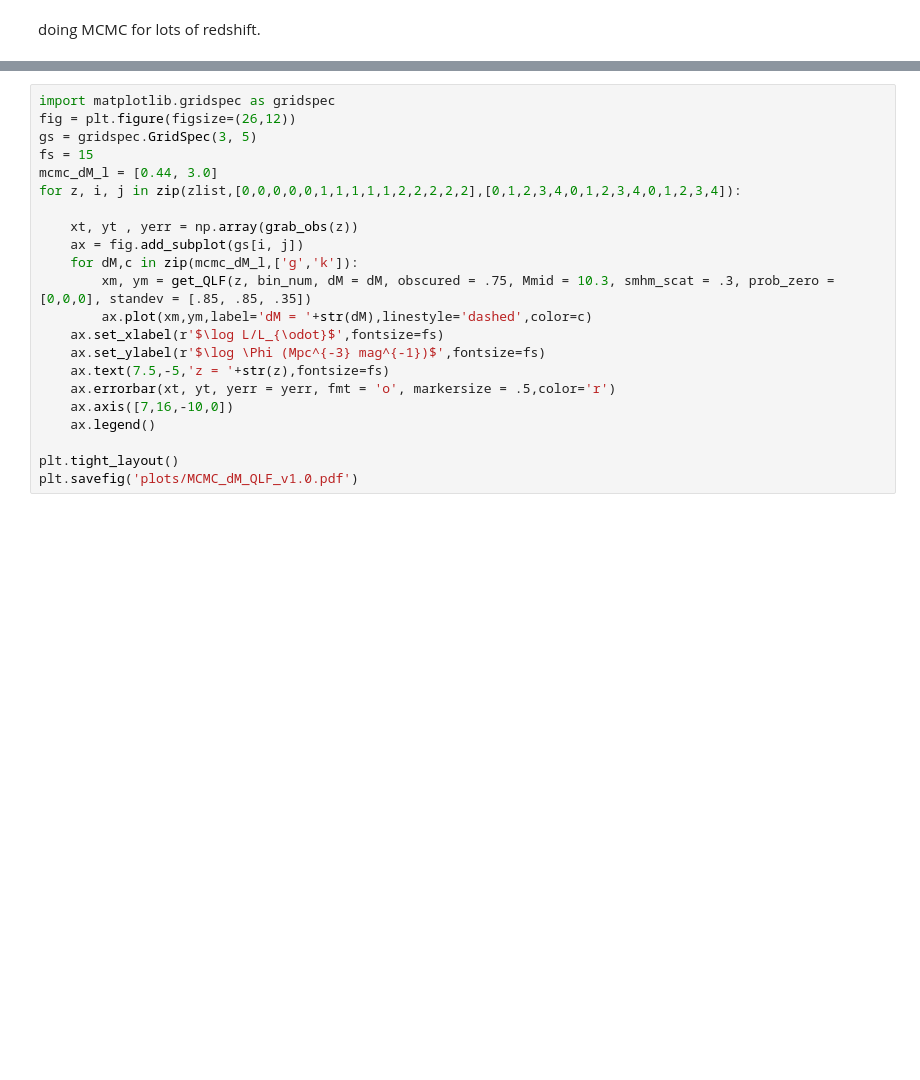
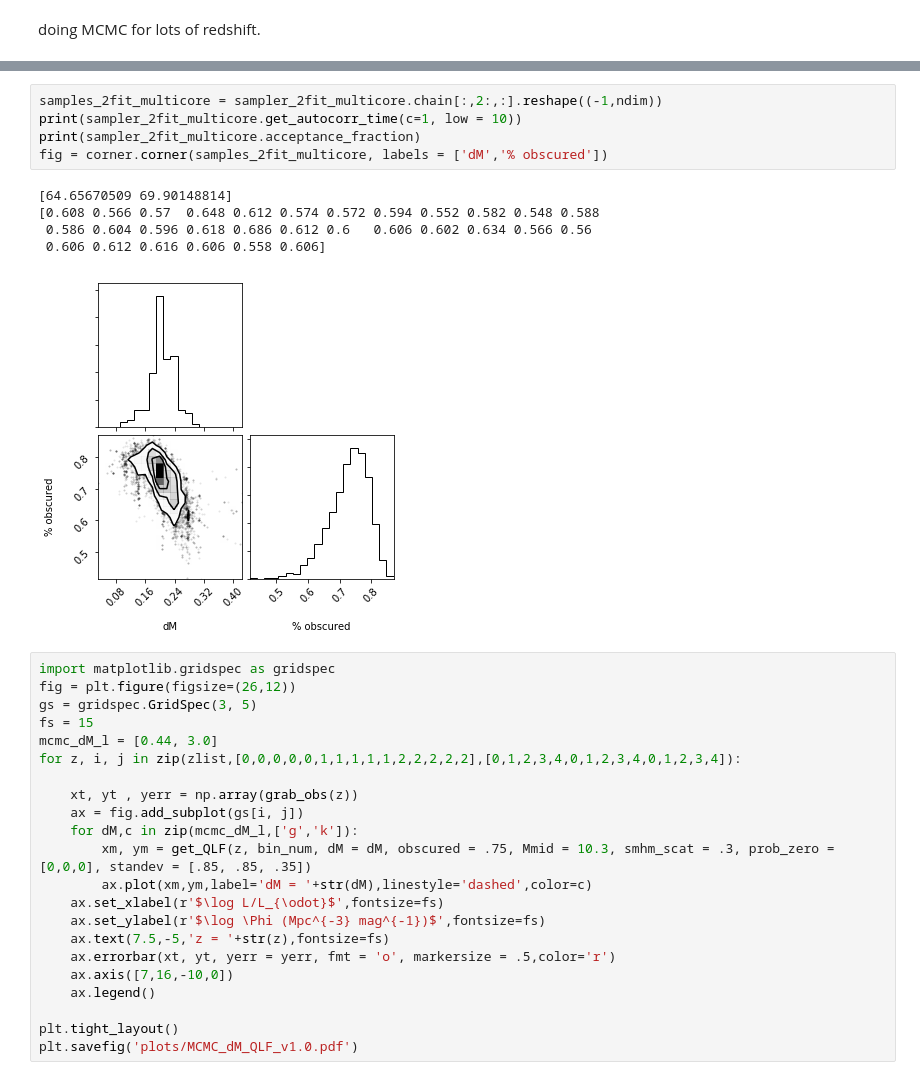
Before and after one commit to megantillman/get_QLF, a Jupyter notebook: get_QLF_notebook.ipynb, the cells around one changed output, grey strips where cells are left out. Cells and saved outputs as stored; diff of their text form; blank space fills up the shorter version.

```diff
--- a/get_QLF_notebook.ipynb
+++ b/get_QLF_notebook.ipynb
@@ -334,3 +507,14 @@ print(myp[0] + np.random.randint(-1,2)*np.random.random_sample(1)*1.)
+# %%
+samples_2fit_multicore = sampler_2fit_multicore.chain[:,2:,:].reshape((-1,ndim))
+print(sampler_2fit_multicore.get_autocorr_time(c=1, low = 10))
+print(sampler_2fit_multicore.acceptance_fraction)
+fig = corner.corner(samples_2fit_multicore, labels = ['dM','% obscured'])
+# %% [output]
+[64.65670509 69.90148814]
+[0.608 0.566 0.57  0.648 0.612 0.574 0.572 0.594 0.552 0.582 0.548 0.588
+ 0.586 0.604 0.596 0.618 0.686 0.612 0.6   0.606 0.602 0.634 0.566 0.56
+ 0.606 0.612 0.616 0.606 0.558 0.606]
+[figure, added]
 # %%
 import matplotlib.gridspec as gridspec
 fig = plt.figure(figsize=(26,12))
```
Also changed, not shown: parts of 17 cells of this notebook.
